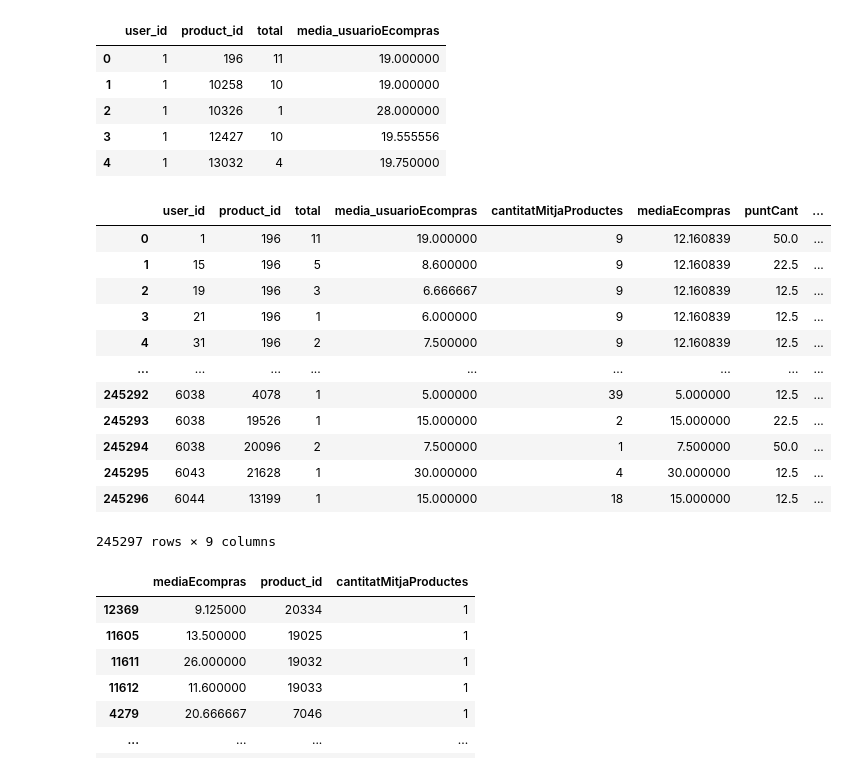
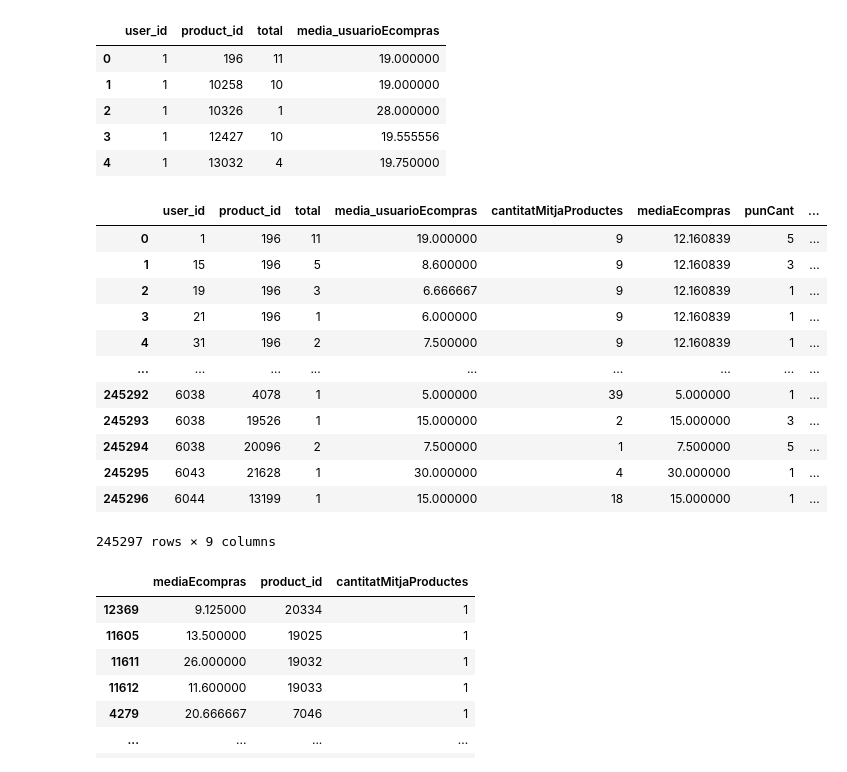
Before and after one commit to JoanSalinas/manducare, a Jupyter notebook: manducareJupyter.ipynb, the cells around one changed output. Saved outputs shown, nothing was run; the diff lists cells and outputs as text; code cells hidden in the pictures.

```diff
--- a/manducareJupyter.ipynb
+++ b/manducareJupyter.ipynb
@@ -68,46 +68,46 @@ def puntTemps(df):
     a2 = df['mediaEcompras'] / 2
 
     if df['media_usuarioEcompras'] <= df['mediaEcompras']:
-        return 50
+        return 5
     elif df['media_usuarioEcompras'] < df['mediaEcompras'] + a2:
-        return 22.5
+        return 3
     else:
-        return 12.5
+        return 1
 
 def puntQuant(df):
     a2 = df['cantitatMitjaProductes'] / 2
 
     if df['total'] < a2:
-        return 12.5
+        return 1
     elif df['total'] < df['cantitatMitjaProductes']:
-        return 22.5
+        return 3
     else:
-        return 50
+        return 5
 # %%
 dfDaysAverage.index.name = None
 dfProva = allMergedOrders
 #dfProva = dfProva.groupby(["user_id",'product_id']).agg({'product_id':['mean', 'median']})
 #dfProva['puntuacio'] = dfProva.age * dfProva.bmi
 #dfProva = dfProva.groupby( [ "user_id", "product_id"] ).size().to_frame(name = 'total').reset_index()
 dfProva =  pd.merge(dfProva, dfQuantity, on="product_id")
 dfProva =  pd.merge(dfProva, dfDaysAverage, on="product_id")
-dfProva['puntCant'] = dfProva.apply(puntQuant,axis=1)
+dfProva['punCant'] = dfProva.apply(puntQuant,axis=1)
 dfProva['punTemps'] = dfProva.apply(puntTemps,axis=1)
-dfProva['punTotal'] = dfProva.punTemps + dfProva.puntCant
+dfProva['punTotal'] = dfProva.punTemps + dfProva.punCant
 dfProva
 # %% [output]
-|  | user_id | product_id | total | media_usuarioEcompras | cantitatMitjaProductes | mediaEcompras | puntCant | ... |
-| 0 | 1 | 196 | 11 | 19.000000 | 9 | 12.160839 | 50.0 | ... |
-| 1 | 15 | 196 | 5 | 8.600000 | 9 | 12.160839 | 22.5 | ... |
-| 2 | 19 | 196 | 3 | 6.666667 | 9 | 12.160839 | 12.5 | ... |
-| 3 | 21 | 196 | 1 | 6.000000 | 9 | 12.160839 | 12.5 | ... |
-| 4 | 31 | 196 | 2 | 7.500000 | 9 | 12.160839 | 12.5 | ... |
+|  | user_id | product_id | total | media_usuarioEcompras | cantitatMitjaProductes | mediaEcompras | punCant | ... |
+| 0 | 1 | 196 | 11 | 19.000000 | 9 | 12.160839 | 5 | ... |
+| 1 | 15 | 196 | 5 | 8.600000 | 9 | 12.160839 | 3 | ... |
+| 2 | 19 | 196 | 3 | 6.666667 | 9 | 12.160839 | 1 | ... |
+| 3 | 21 | 196 | 1 | 6.000000 | 9 | 12.160839 | 1 | ... |
+| 4 | 31 | 196 | 2 | 7.500000 | 9 | 12.160839 | 1 | ... |
 | ... | ... | ... | ... | ... | ... | ... | ... | ... |
-| 245292 | 6038 | 4078 | 1 | 5.000000 | 39 | 5.000000 | 12.5 | ... |
-| 245293 | 6038 | 19526 | 1 | 15.000000 | 2 | 15.000000 | 22.5 | ... |
-| 245294 | 6038 | 20096 | 2 | 7.500000 | 1 | 7.500000 | 50.0 | ... |
-| 245295 | 6043 | 21628 | 1 | 30.000000 | 4 | 30.000000 | 12.5 | ... |
-| 245296 | 6044 | 13199 | 1 | 15.000000 | 18 | 15.000000 | 12.5 | ... |
+| 245292 | 6038 | 4078 | 1 | 5.000000 | 39 | 5.000000 | 1 | ... |
+| 245293 | 6038 | 19526 | 1 | 15.000000 | 2 | 15.000000 | 3 | ... |
+| 245294 | 6038 | 20096 | 2 | 7.500000 | 1 | 7.500000 | 5 | ... |
+| 245295 | 6043 | 21628 | 1 | 30.000000 | 4 | 30.000000 | 1 | ... |
+| 245296 | 6044 | 13199 | 1 | 15.000000 | 18 | 15.000000 | 1 | ... |
 245297 rows × 9 columns
 # %%
 dfTotal = dfQuantity
```
Also changed, not shown: parts of 12 cells of this notebook.
